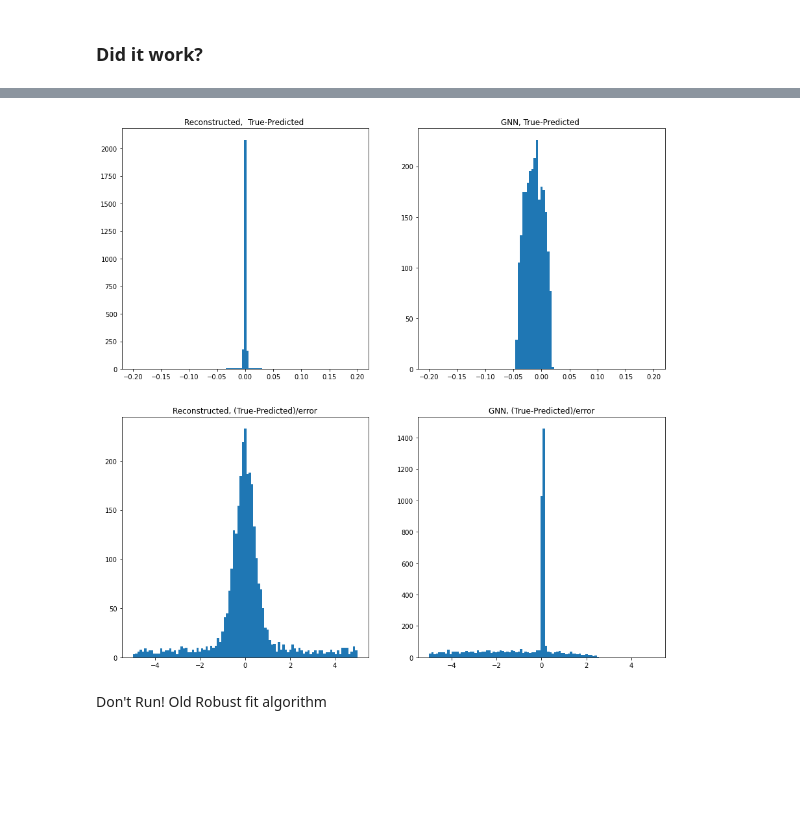
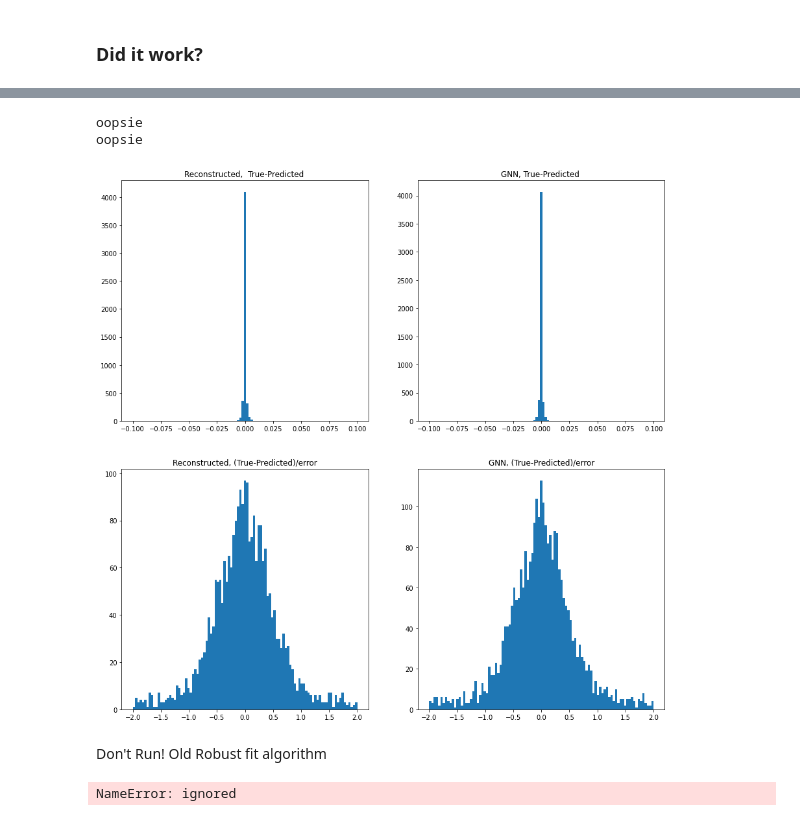
Before and after one commit to marcinwolter/Tracking_student2020, a Jupyter notebook: GNN_MuonE_v1_Robust_mc_recon_comparison.ipynb, the cells around one changed output, grey strips where cells are left out. Saved outputs shown, nothing was run; the diff lists cells and outputs as text; code cells hidden in the pictures; blank space fills up the shorter version.

```diff
--- a/GNN_MuonE_v1_Robust_mc_recon_comparison.ipynb
+++ b/GNN_MuonE_v1_Robust_mc_recon_comparison.ipynb
@@ -162,7 +162,7 @@ class MPNN_Network(nn.Module):
           temp[:,1] *= self.normalize_factor
           x = self.node_encoder(temp)
         else:
-          x = self.node_encoder(data.x)
+          x = self.node_encoder(data.x.clone().detach())
         # Loop over graph iterations
         for i in range(self.n_graph_iters):
 
@@ -820,9 +864,17 @@ def plot_classified_line(data,preds,Track,trackre ):
       ax.errorbar(x[nodes],y[nodes],yerr= np.ones(np.size(nodes,1) )*0.03,fmt='none', ecolor=colors[str(i)] )
   plt.legend()
 # %%
-for i in range(1):
+#for i in range(len(train_loader.dataset)):
+for i in range(2,10):
+
+
   data = train_loader.dataset[i]
   preds=torch.sigmoid(model(data)).clone()
-  plot_classified_line(data,preds,train_tracks[i], train_recon[i] )
-  plt.title(str(i))
+  errors=robust_fit(data,preds)[0]
+  a = errors[1][0]
+  b = errors[0][0]
+  if not (isinstance (a,str) or isinstance (b,str) ):
+    if True or b > 0.04 or b < -0.03 or a > 0.04 or a < -0.03  :
+      plot_classified_line(data,preds,train_tracks[i], train_recon[i] )
+      plt.title(str(i))
 # %% [output]
@@ -830,49 +889,54 @@ for i in range(1):
 # %%
 error_recon,error_gnn,error_recon_nopull,error_gnn_nopull=[],[],[],[]
 
 for iter in range (0,len(test_tracks)):
 
-  data = test_loader.dataset[i]
+  data = test_loader.dataset[iter]
   preds = torch.sigmoid(model(data))
   temp = robust_fit(data,preds)
   slope = temp[0]
 
-  if not (slope == 'N/A' or slope[1] == 'N/A') :
+  if not (slope[0] == 'N/A' or slope[1] == 'N/A') :
 
-    error_gnn.append( ((test_tracks[iter][1]-slope[0][0])/temp[1][0][0] )  )
-    error_gnn.append( ((test_tracks[iter][2]-slope[1][0])/temp[1][1][0] ))
+    error_gnn.append( ((test_tracks[iter][2]-slope[0][0])/temp[1][0][0] )  )
+    error_gnn.append( ((test_tracks[iter][4]-slope[1][0])/temp[1][1][0] ))
 
-   # error_gnn_nopull.append( ((test_tracks[iter][2]-slope[1][0]) ).numpy() )
-    error_gnn_nopull.append( ((test_tracks[iter][2]-slope[1][0]) ).numpy() )
+    error_gnn_nopull.append( ((test_tracks[iter][2]-slope[0][0]) ).numpy() )
+    error_gnn_nopull.append( ((test_tracks[iter][4]-slope[1][0]) ).numpy() )
 
-  error_recon.append( ((test_tracks[iter][1]-test_recon[iter][0]))/test_recon[iter][2]  )
-  error_recon.append( ((test_tracks[iter][2]-test_recon[iter][5]))/test_recon[iter][7] )
+  error_recon.append( ((test_tracks[iter][2]-test_recon[iter][0]))/test_recon[iter][2]  )
+  error_recon.append( ((test_tracks[iter][4]-test_recon[iter][5]))/test_recon[iter][7] )
 
-  #error_recon_nopull.append( ((test_tracks[iter][1]-test_recon[iter][0])) )
-  error_recon_nopull.append( ((test_tracks[iter][2]-test_recon[iter][5])))
+  error_recon_nopull.append( ((test_tracks[iter][2]-test_recon[iter][0])) )
+  error_recon_nopull.append( ((test_tracks[iter][4]-test_recon[iter][5])))
+
 
 fig=plt.figure(figsize=(15,15))
 
+limit_1=0.1
+limit_2=2
 error_list = { 'Reconstructed,  True-Predicted ' : error_recon_nopull,'GNN, True-Predicted ' : error_gnn_nopull,
               'Reconstructed, (True-Predicted)/error' : error_recon,'GNN, (True-Predicted)/error' : error_gnn}
 
-limit_1=0.2
-limit_2=5
+
 
 for i,[title,data] in enumerate(error_list.items()):
   ax_list=fig.add_subplot(2,2,i+1)
   if i<2:
     limit=limit_1
   else:
     limit=limit_2
-  supress_=ax_list.hist(data,bins=np.linspace(-limit,limit,100).tolist())
+  supress_=ax_list.hist(np.array(data),bins=np.linspace(-limit,limit,100).tolist())
   plt.title(title)
 # %% [output]
+oopsie
+oopsie
-[figure, old version]
+[figure, new version]
 # %% [markdown]
 Don't Run! Old Robust fit algorithm
 # %%
 #@title Default title text
+print(fdgldfc)
 def robust_fit(data,preds,estimator=linear_model.RANSACRegressor() ):
   node_lines = finder(data,preds)
   x,y=data.x[:,0],data.x[:,1]
@@ -952,3 +1016,5 @@ def plot_classified_line(data,preds,Track,trackre ):
 
       #ax.errorbar(x[nodes],y[nodes],yerr= np.ones(np.size(nodes,1) )*0.03,fmt='none', ecolor=colors[str(i)] )
   plt.legend()
+# %% [output]
+NameError: ignored
```
Also changed, not shown: parts of 10 cells of this notebook.
